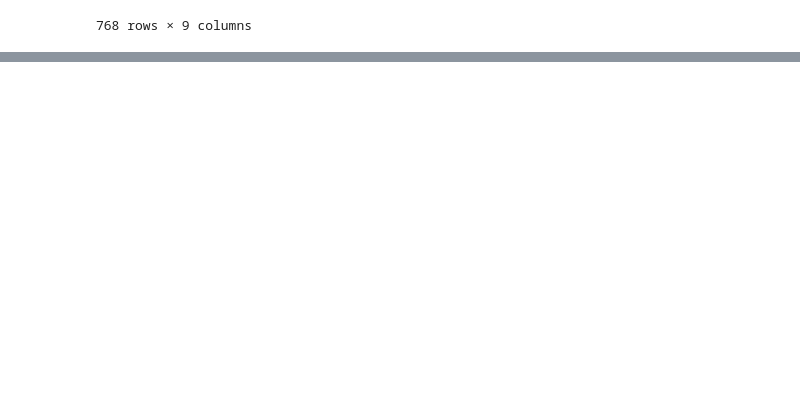
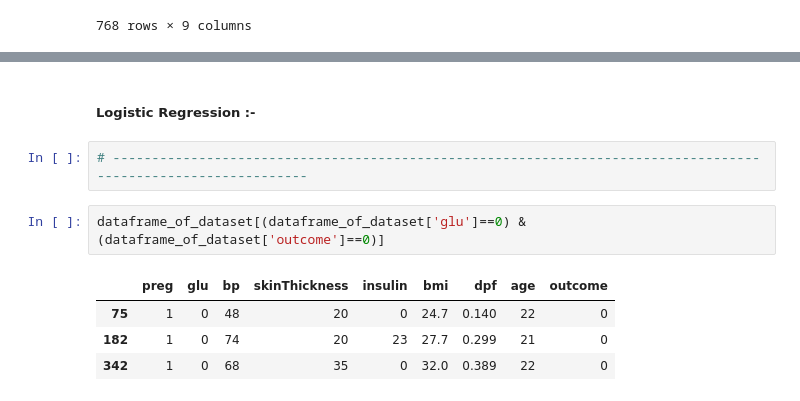
Before and after one commit to Patel27-S/Diabetes-Prediction---Data-Mining, a Jupyter notebook: DiabetesPrediction.ipynb, the cells around one changed output, grey strips where cells are left out. Saved outputs shown, nothing was run; the diff lists cells and outputs as text; blank space fills up the shorter version.

```diff
--- a/DiabetesPrediction.ipynb
+++ b/DiabetesPrediction.ipynb
@@ -36,0 +206,11 @@ array([False])
+# %% [markdown]
+##### Logistic Regression :-
+# %%
+# --------------------------------------------------------------------------------------------------------------
+# %%
+dataframe_of_dataset[(dataframe_of_dataset['glu']==0) & (dataframe_of_dataset['outcome']==0)]
+# %% [output]
+|  | preg | glu | bp | skinThickness | insulin | bmi | dpf | age | outcome |
+| 75 | 1 | 0 | 48 | 20 | 0 | 24.7 | 0.140 | 22 | 0 |
+| 182 | 1 | 0 | 74 | 20 | 23 | 27.7 | 0.299 | 21 | 0 |
+| 342 | 1 | 0 | 68 | 35 | 0 | 32.0 | 0.389 | 22 | 0 |
```
Also changed, not shown: parts of 19 cells of this notebook.
